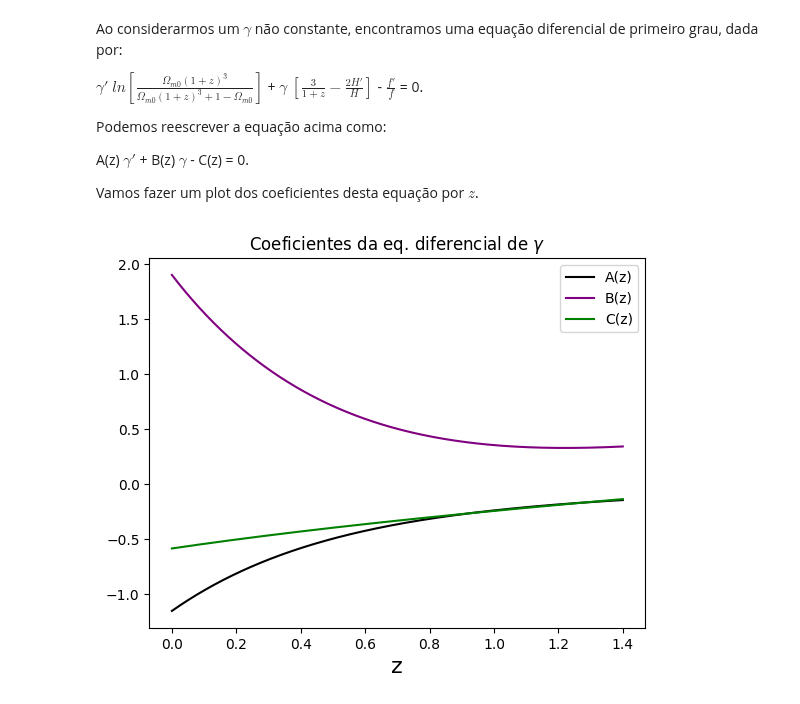
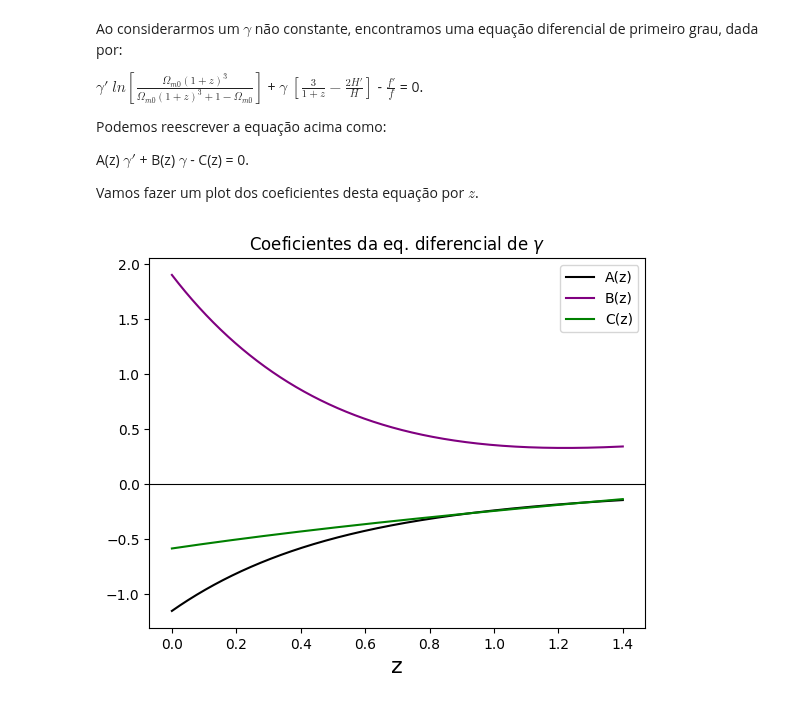
Before and after one commit to fernanda0402/Doutorado, a Jupyter notebook: GP_gamma_.ipynb, the cells around one changed output. Saved outputs shown, nothing was run; the diff lists cells and outputs as text; code cells hidden in the pictures.

```diff
--- a/GP_gamma_.ipynb
+++ b/GP_gamma_.ipynb
@@ -759,20 +795,22 @@ Vamos fazer um plot dos coeficientes desta equação por $z$.
 # %%
 # constantes
 Om0 = 0.315
 
 # primeiro coeficiente
 A = np.log( (Om0*((1+z_dhz)**3) )/ ( Om0*((1+z_dhz)**3) + 1 - Om0 ) )
 
 
 # plote
 plt.plot(z_dhz, A, color='black', label='A(z)')
 plt.plot(z_dhz, dOm_Om, color='purple', label='B(z)')
 plt.plot(z_dhz, df_f*(-1), color='green', label='C(z)')
 
 # legenda, label e título
 plt.xlabel('z', fontsize=16)
 plt.legend(loc='best')
 plt.title('Coeficientes da eq. diferencial de $\gamma$')
+#plt.savefig('coeficientes.pdf')
+plt.axhline(y=0, color='black', linestyle='-', linewidth=0.8)
 plt.show()
 # %% [output]
-[figure, old version]
+[figure, new version]
```
Also changed, not shown: parts of 10 cells of this notebook.
